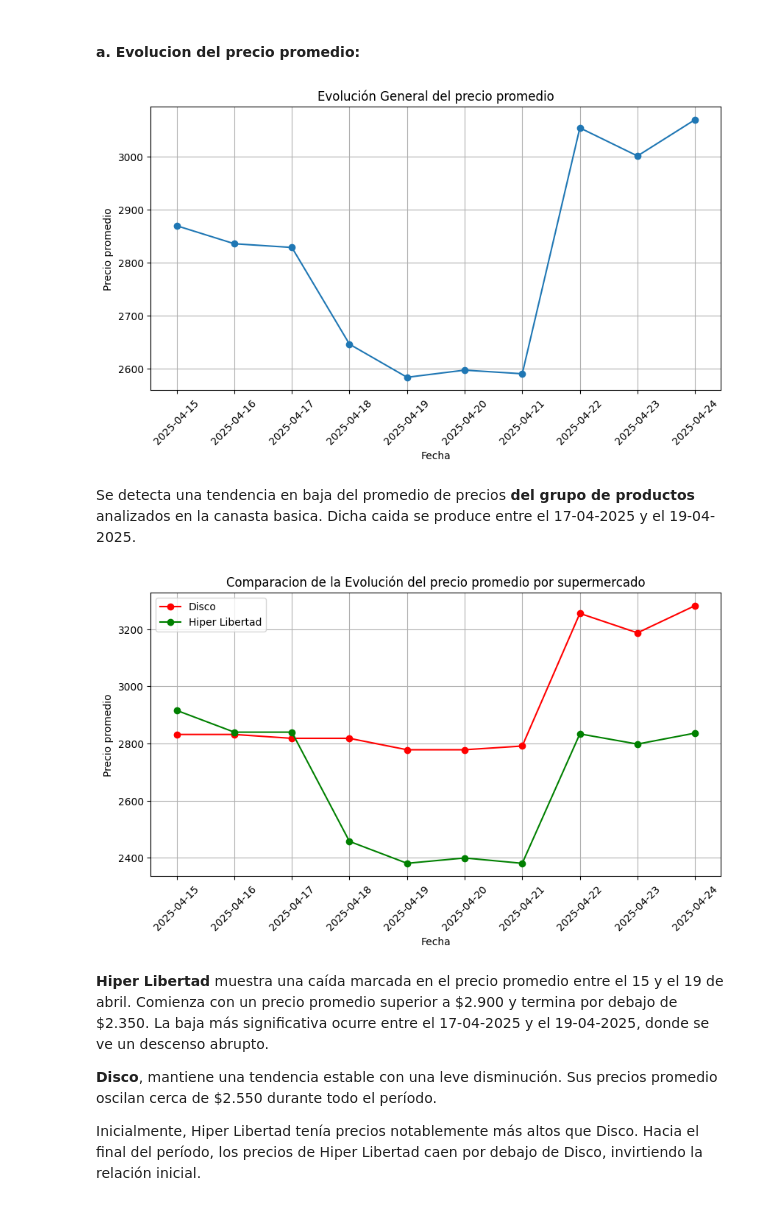
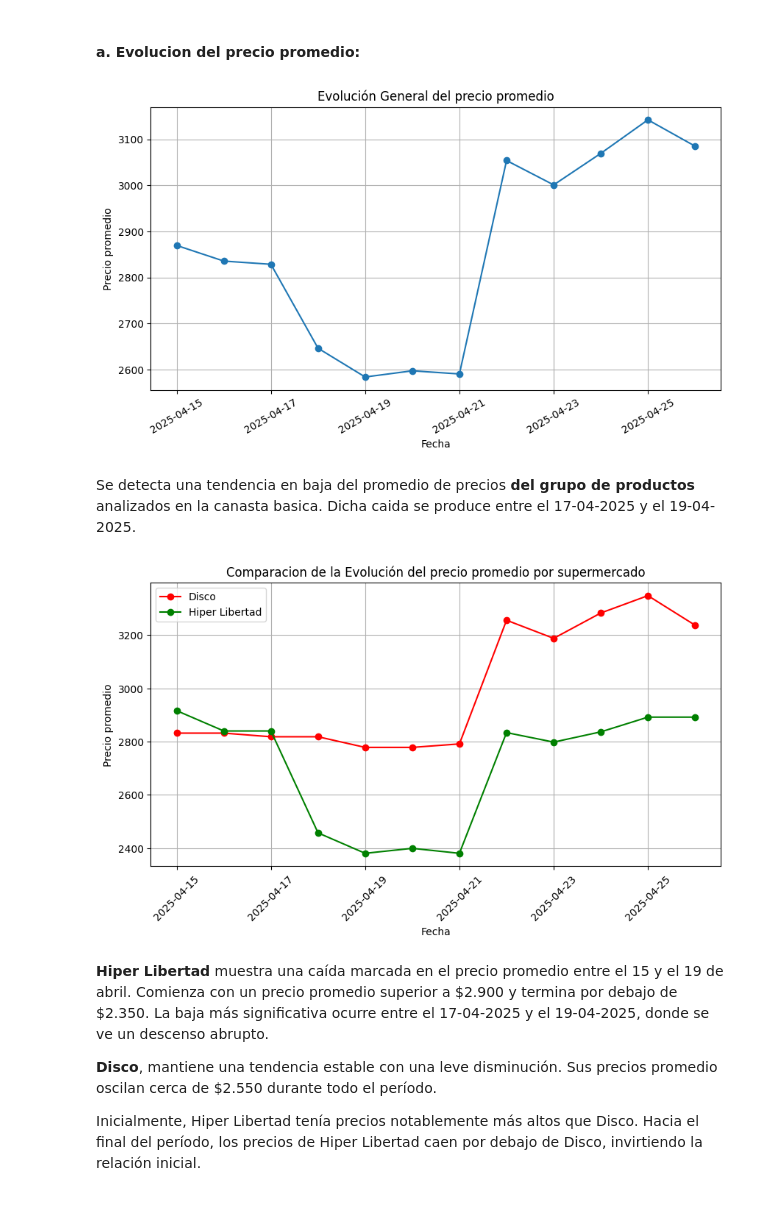
Before and after one commit to manuelpalomeque/Web-Scraper-canasta-basica, a Jupyter notebook: notebooks/01_EDA_WS.ipynb, the cells around one changed output. Cells and saved outputs as stored; diff of their text form; code cells hidden in the pictures.

```diff
--- a/notebooks/01_EDA_WS.ipynb
+++ b/notebooks/01_EDA_WS.ipynb
@@ -33,6 +33,8 @@ df_hiper_libertad_7 = pd.read_csv('/content/drive/MyDrive/Web Scrapping - Superm
 df_hiper_libertad_8 = pd.read_csv('/content/drive/MyDrive/Web Scrapping - Supermercados/Hiper_Libertad/relevamiento_precios_hiper_libertad8.csv')
 df_hiper_libertad_9 = pd.read_csv('/content/drive/MyDrive/Web Scrapping - Supermercados/Hiper_Libertad/relevamiento_precios_hiper_libertad9.csv')
 df_hiper_libertad_10 = pd.read_csv('/content/drive/MyDrive/Web Scrapping - Supermercados/Hiper_Libertad/relevamiento_precios_hiper_libertad10.csv')
+df_hiper_libertad_11 = pd.read_csv('/content/drive/MyDrive/Web Scrapping - Supermercados/Hiper_Libertad/relevamiento_precios_hiper_libertad11.csv')
+df_hiper_libertad_12 = pd.read_csv('/content/drive/MyDrive/Web Scrapping - Supermercados/Hiper_Libertad/relevamiento_precios_hiper_libertad12.csv')
 
 # Disco:
 df_disco_0 = pd.read_excel('/content/drive/MyDrive/Web Scrapping - Supermercados/Disco/relevamiento_precios_disco.xlsx')
@@ -46,10 +48,12 @@ df_disco_7 = pd.read_csv('/content/drive/MyDrive/Web Scrapping - Supermercados/D
 df_disco_8 = pd.read_csv('/content/drive/MyDrive/Web Scrapping - Supermercados/Disco/relevamiento_precios_disco8.csv')
 df_disco_9 = pd.read_csv('/content/drive/MyDrive/Web Scrapping - Supermercados/Disco/relevamiento_precios_disco9.csv')
 df_disco_10 = pd.read_csv('/content/drive/MyDrive/Web Scrapping - Supermercados/Disco/relevamiento_precios_disco10.csv')
+df_disco_11 = pd.read_csv('/content/drive/MyDrive/Web Scrapping - Supermercados/Disco/relevamiento_precios_disco11.csv')
+df_disco_12 = pd.read_csv('/content/drive/MyDrive/Web Scrapping - Supermercados/Disco/relevamiento_precios_disco12.csv')
 # %%
 # Unirlos por super mercado:
-df_hiper_libertad = pd.concat([df_hiper_libertad_1, df_hiper_libertad_2, df_hiper_libertad_3, df_hiper_libertad_4, df_hiper_libertad_5, df_hiper_libertad_6, df_hiper_libertad_7, df_hiper_libertad_8, df_hiper_libertad_9, df_hiper_libertad_10], ignore_index=True)
-df_disco = pd.concat([df_disco_1, df_disco_2, df_disco_3, df_disco_4, df_disco_5, df_disco_6, df_disco_7, df_disco_8, df_disco_9, df_disco_10], ignore_index=True)
+df_hiper_libertad = pd.concat([df_hiper_libertad_1, df_hiper_libertad_2, df_hiper_libertad_3, df_hiper_libertad_4, df_hiper_libertad_5, df_hiper_libertad_6, df_hiper_libertad_7, df_hiper_libertad_8, df_hiper_libertad_9, df_hiper_libertad_10, df_hiper_libertad_11, df_hiper_libertad_12], ignore_index=True)
+df_disco = pd.concat([df_disco_1, df_disco_2, df_disco_3, df_disco_4, df_disco_5, df_disco_6, df_disco_7, df_disco_8, df_disco_9, df_disco_10, df_disco_11, df_disco_12], ignore_index=True)
 
 # Agregar una columna "supermercado" con el valor correspondiente a cada uno:
 df_hiper_libertad['Supermercado'] = 'Hiper Libertad'
@@ -281,24 +285,24 @@ files.download('datos_limpios.xlsx')
 # %%
 # Evolucion del precio promedio, para observar como varia el precio promedio de los
 # productos a lo largo del tiempo
 
 # Agrupar por 'fecha'
 evolucion = df_unificado.groupby('fecha')['Precio'].mean().reset_index()
 
 # Ordenar  por fecha
 evolucion = evolucion.sort_values('fecha')
 
 # Grafico general
 plt.figure(figsize=(10,5))
 plt.plot(evolucion['fecha'], evolucion['Precio'], marker='o')
 plt.title("Evolución General del precio promedio")
 plt.xlabel("Fecha")
 plt.ylabel("Precio promedio")
 plt.grid(True)
-plt.xticks(rotation=45)
+plt.xticks(rotation=30)
 plt.show()
 # %% [output]
-[figure, old version]
+[figure, new version]
 # %% [markdown]
 Se detecta una tendencia en baja del promedio de precios **del grupo de productos** analizados en la canasta basica. Dicha caida se produce entre el 17-04-2025 y el 19-04-2025.
 # %%
@@ -323,7 +327,7 @@ plt.xticks(rotation=45)
 plt.legend()
 plt.show()
 # %% [output]
-[figure, old version]
+[figure, new version]
 # %% [markdown]
 **Hiper Libertad** muestra una caída marcada en el precio promedio entre el 15 y el 19 de abril. Comienza con un precio promedio superior a \$2.900 y termina por debajo de \$2.350. La baja más significativa ocurre entre el 17-04-2025 y el 19-04-2025, donde se ve un descenso abrupto.
 
```
Also changed, not shown: parts of 8 cells of this notebook.
